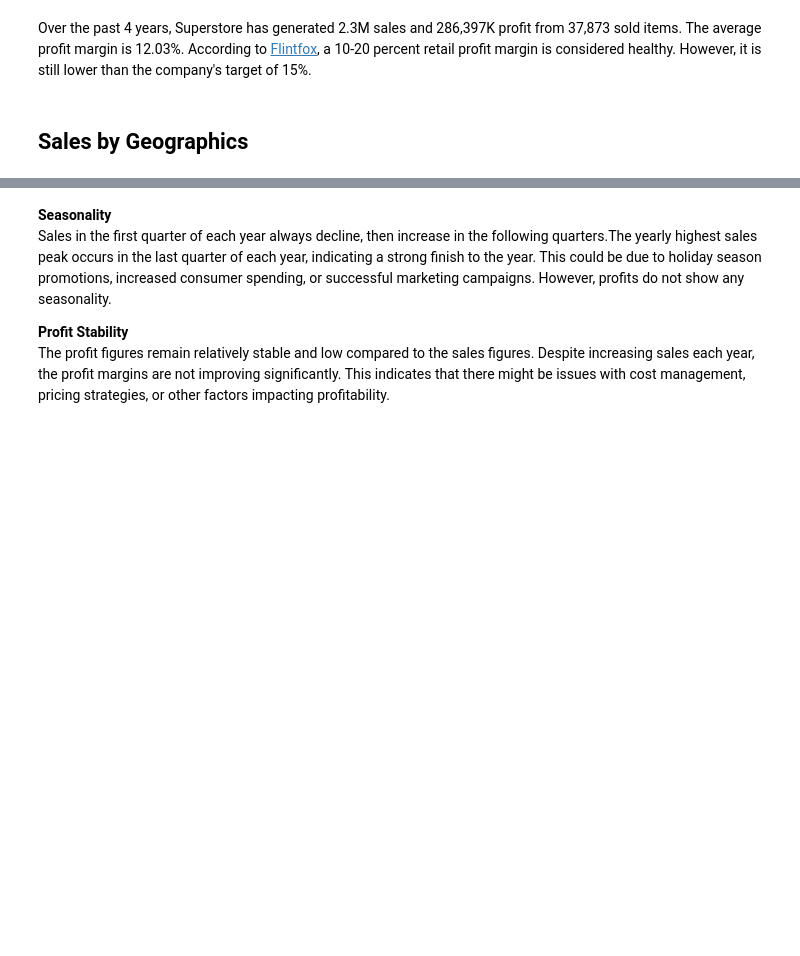
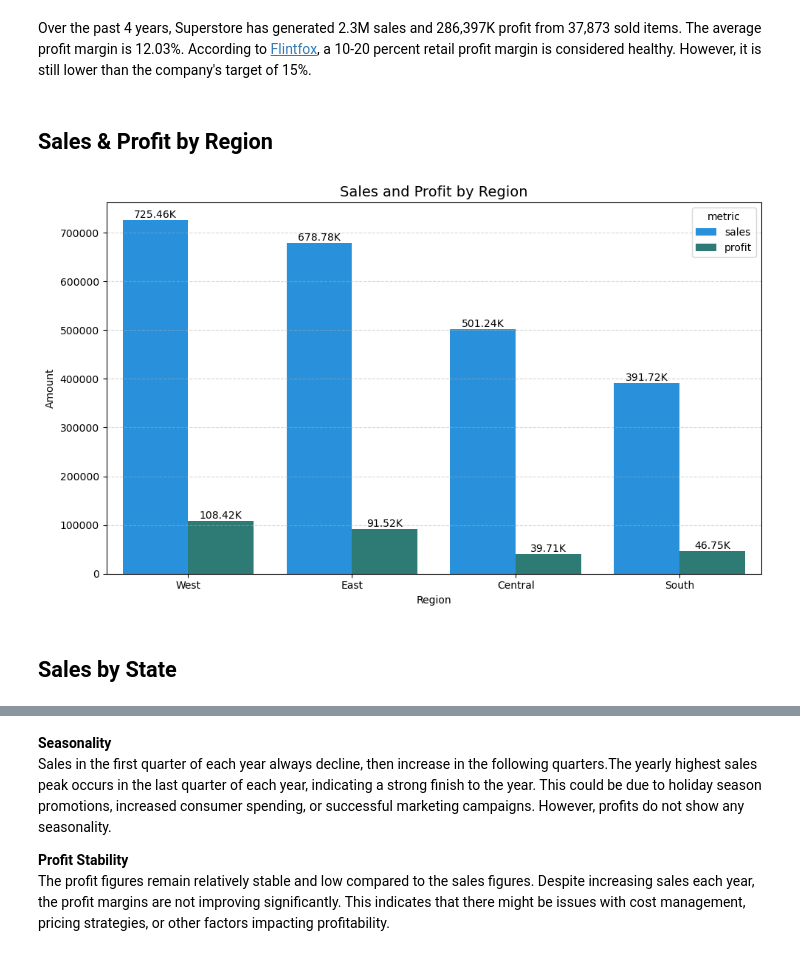
Before and after one commit to FadhiilDzaki/superstore_analysis, a Jupyter notebook: superstore_analysis.ipynb, the cells around one changed output, grey strips where cells are left out. Cells and saved outputs as stored; diff of their text form; code cells hidden in the pictures; blank space fills up the shorter version.

```diff
--- a/superstore_analysis.ipynb
+++ b/superstore_analysis.ipynb
@@ -172,6 +172,12 @@ def check_outlier(df, kolom):
         )
     # mengembalikan outlier
     return outlier
+
+# Function to format annotations
+def annotate_bars(plot, fmt="{:,.0f}K", formater=1000):
+    for container in plot.containers:
+        labels = [fmt.format(val / formater) for val in container.datavalues]
+        plot.bar_label(container, labels=labels, label_type='edge')
 # %% [markdown]
 # Introduction
 # %% [markdown]
@@ -418,5 +448,35 @@ desc_kpi
 | profit_margin | 9994.0 | 12.031393 | 46.675435 | -275.000 | 7.50000 | 27.0000 | 36.250 | 50.000 | 1.202417e+05 | -2.894826 | ... |
 # %% [markdown]
 Over the past 4 years, Superstore has generated 2.3M sales and 286,397K profit from 37,873 sold items. The average profit margin is 12.03%. According to [Flintfox](https://www.flintfox.com/resources/articles/increase-profit-margin-retail/#:~:text=What%20is%20retail%20margin?,market%20competition%2C%20and%20operational%20costs.), a 10-20 percent retail profit margin is considered healthy. However, it is still lower than the company's target of 15%.
+# %% [markdown]
+## Sales & Profit by Region
+# %%
+# Group sales & profit by region
+regional_sales_profit = df.groupby('region')[['sales', 'profit']].sum().sort_values(by='sales', ascending=False).reset_index()
+
+# Melt the data for easier plotting with seaborn
+regional_sales_profit_melted = regional_sales_profit.melt(id_vars='region', value_vars=['sales', 'profit'], var_name='metric', value_name='value')
+
+# Create a canvas
+plt.figure(figsize=(10, 6))
+
+# Create grouped bar plot
+plot = sns.barplot(data=regional_sales_profit_melted, x='region', y='value', hue='metric', palette=['#0B96F9','#22867E'])
+
+# Add title
+plt.title('Sales and Profit by Region', fontsize=14)
+plt.xlabel('Region')
+plt.ylabel('Amount')
+# add gridline
+plt.grid(axis='y',linestyle='--', alpha=0.5)
+
+# # add annotate
+annotate_bars(plot,"{:,.2f}K")
+
+# Show plot
+plt.tight_layout()
+plt.show()
+# %% [output]
+[figure, added]
 # %% [markdown]
-## Sales by Geographics
+## Sales by State
```
Also changed, not shown: parts of 40 cells of this notebook, 1 other file.
